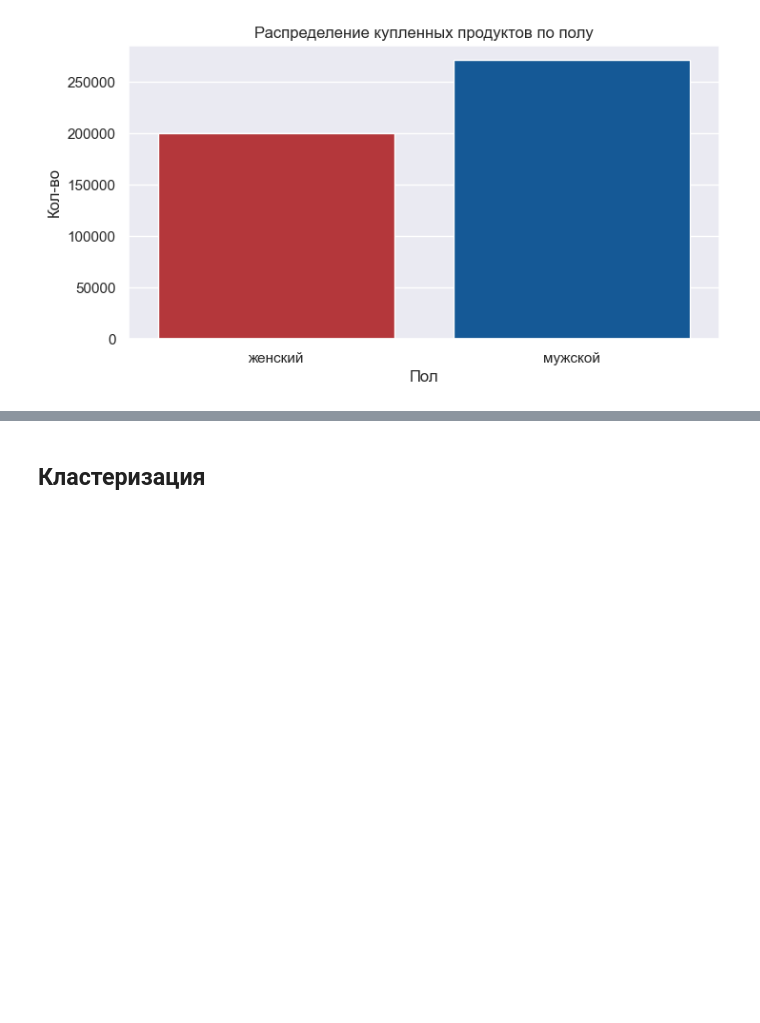
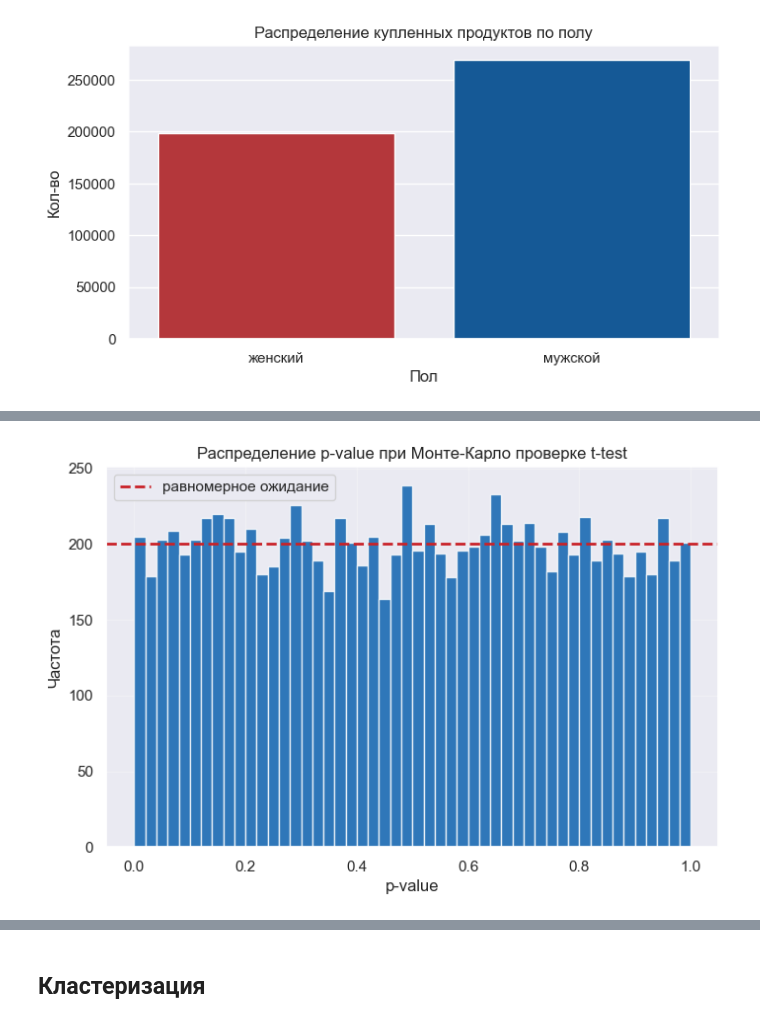
Before and after one commit to Dimayo/data_analyst_portfolio, a Jupyter notebook: sporting_store/research.ipynb, the cells around one changed output, grey strips where cells are left out. Saved outputs shown, nothing was run; the diff lists cells and outputs as text; code cells hidden in the pictures; blank space fills up the shorter version.

```diff
--- a/sporting_store/research.ipynb
+++ b/sporting_store/research.ipynb
@@ -417,4 +455,0 @@ prod
-# %%
-# Заполняем признак product_sex исходя из описания товаров
-
-df_purch['product_sex'] = df_purch['product_sex'].fillna(2)
@@ -462,6 +589,0 @@ df_purch['colour'] = df_purch['colour'].replace(['чёрный'], 'черный'
-# %%
-# Обрабатываем признаки product и colour
-
-df_purch['product'] = df_purch['product'].apply(lambda x: " ".join(re.findall('[А-Яа-я]{3,20}', x)).lower())
-# %%
-df_purch['colour'] = df_purch['colour'].apply(lambda x: x.split('/')[0].lower())
@@ -765,0 +590,10 @@ ax.errorbar(x = ['тестовая', 'контрольная'], y = [positive_с
+# %%
+# Выбираем покупки которые были совершены во время проведения первой рекламной компании
+df_ab_window = df_purch[(df_purch['dt'] >= 5) & (df_purch['dt'] < 17)]
+
+# объединяем значения
+revenue = df_ab_window.groupby('id', as_index=False)['cost'].sum()
+
+# все клиенты treatment / control
+treat_all = pd.DataFrame({'id': positive_id}).merge(revenue, on='id', how='left').fillna({'cost':0})
+ctrl_all  = pd.DataFrame({'id': negative_id}).merge(revenue, on='id', how='left').fillna({'cost':0})
@@ -765,0 +651,24 @@ ax.errorbar(x = ['тестовая', 'контрольная'], y = [positive_с
+# %%
+plt.figure(figsize=(8,5))
+plt.hist(
+    p_values,
+    bins=50,
+    edgecolor='white',
+    color='#005AAB',
+    alpha=0.8
+)
+plt.axhline(
+    y=len(p_values)/50,
+    color='#C92228',
+    linestyle='--',
+    linewidth=2,
+    label='равномерное ожидание'
+)
+plt.xlabel("p-value")
+plt.ylabel("Частота")
+plt.title("Распределение p-value при Монте-Карло проверке t-test")
+plt.legend()
+plt.grid(alpha=0.3)
+plt.show()
+# %% [output]
+[figure, added]
```
Also changed, not shown: parts of 150 cells of this notebook, 27 other files.
